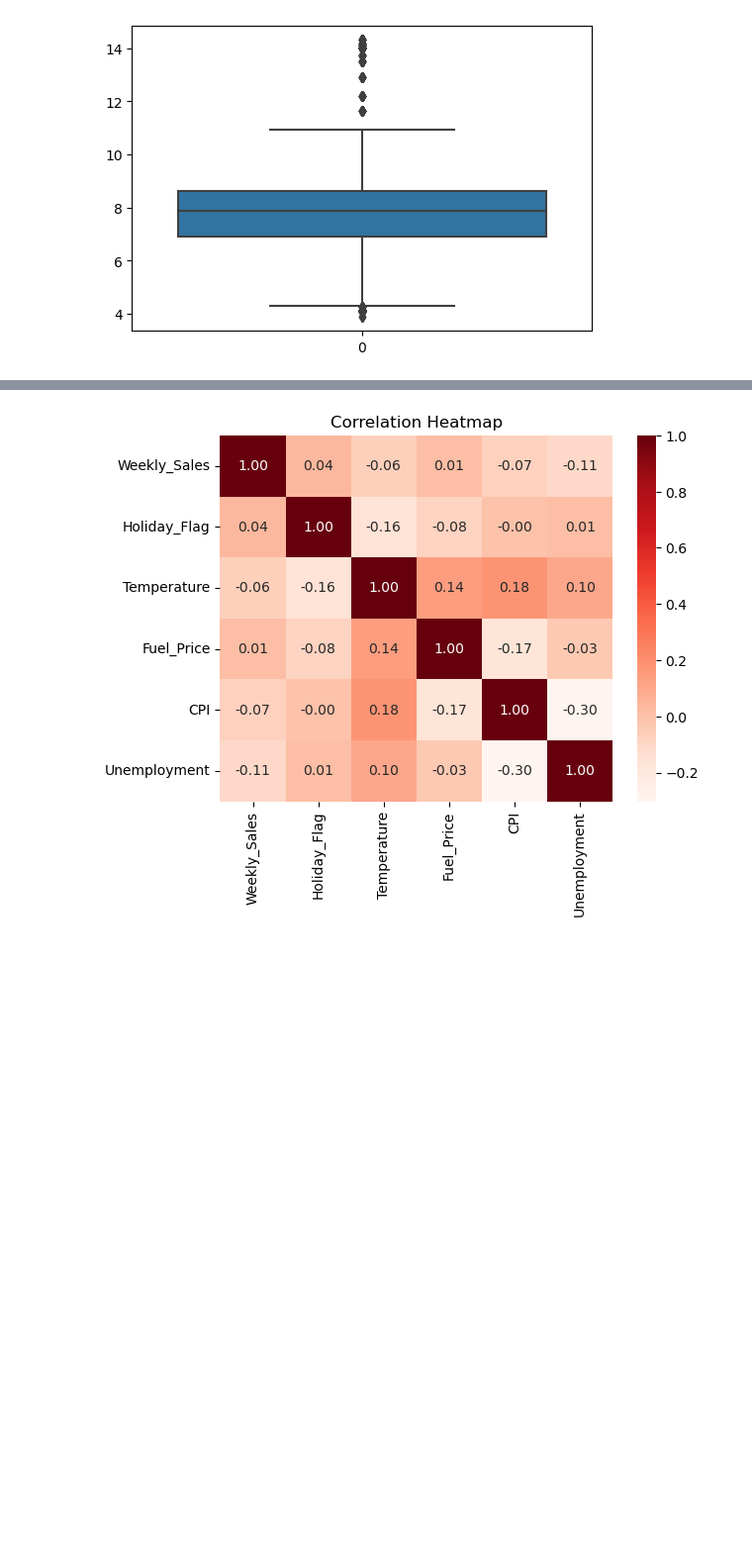
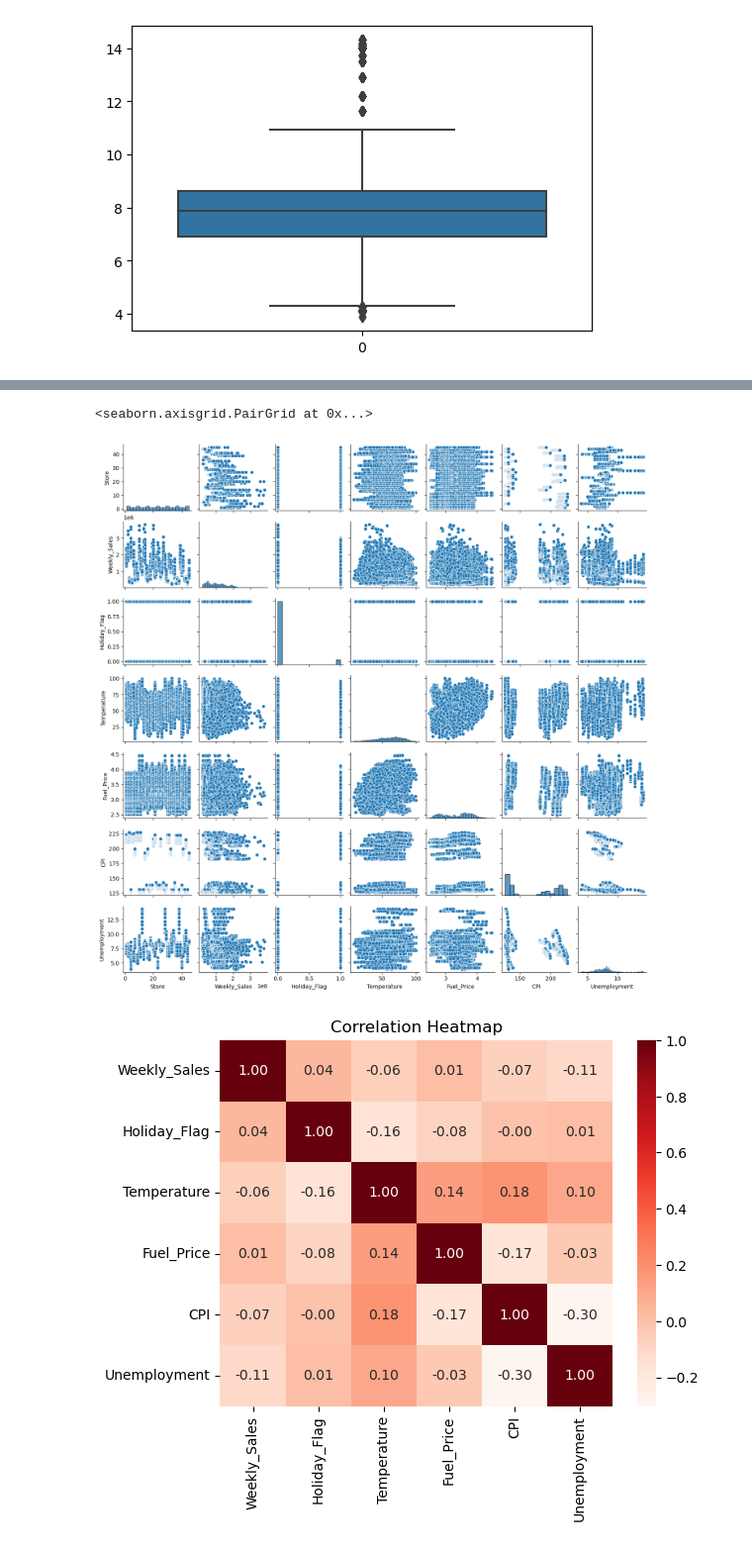
Before and after one commit to sidiquegithub/Walmark-Sales-Analysis, a Jupyter notebook: CODE/ML MODEL.ipynb, the cells around one changed output, grey strips where cells are left out. Shown at 99% size. Drawn from its saved outputs; the diff is of its cells as text; code cells hidden in the pictures; blank space fills up the shorter version.

```diff
--- a/CODE/ML MODEL.ipynb
+++ b/CODE/ML MODEL.ipynb
@@ -148,6 +148,11 @@ outliers_df.head()
 | 557 | 4 | 20-07-2012 | 2175563.69 | 0 | 79.14 | 3.263 | 130.701290 | 4.077 |
 | 558 | 4 | 27-07-2012 | 2048613.65 | 0 | 81.06 | 3.356 | 130.719581 | 4.077 |
 | 559 | 4 | 03-08-2012 | 2174514.13 | 0 | 83.86 | 3.374 | 130.737871 | 4.077 |
+# %%
+sns.pairplot(df,height=2, aspect=1)
+# %% [output]
+<seaborn.axisgrid.PairGrid at 0x...>
+[figure, added]
 # %%
 # Calculate the correlation matrix
 corr = df[['Weekly_Sales', 'Holiday_Flag', 'Temperature', 'Fuel_Price', 'CPI', 'Unemployment']].corr()
```
Also changed, not shown: parts of 43 cells of this notebook.
